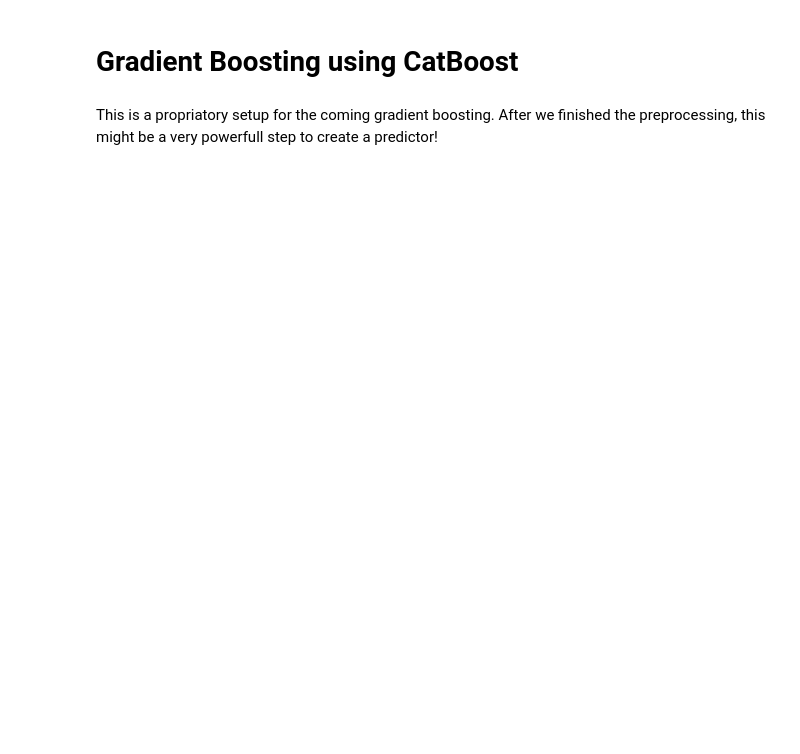
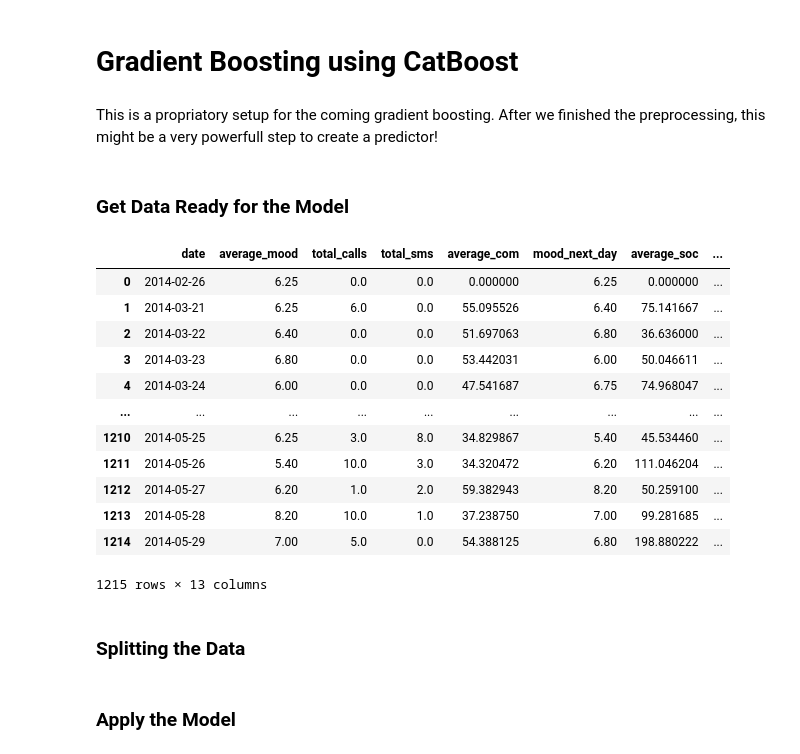
Before and after one commit to Blastorios/DMT, a Jupyter notebook: src/GradientBoosting.ipynb, the cells around one changed output. Drawn from its saved outputs; the diff is of its cells as text; code cells hidden in the pictures; blank space fills up the shorter version.

```diff
--- a/src/GradientBoosting.ipynb
+++ b/src/GradientBoosting.ipynb
@@ -10,5 +15,26 @@ import numpy as np
 import pandas as pd
 import sklearn as sk
 import catboost as cb
+# %% [markdown]
+### Get Data Ready for the Model
+# %%
+df = (pd
+    .read_csv("./data/new_data_no_missingvalues.csv")
+    .drop(columns=["Unnamed: 0", "id", "unique_id"])
+)
 # %%
-df = pd.read_csv("")
+df
+# %% [output]
+|  | date | average_mood | total_calls | total_sms | average_com | mood_next_day | average_soc | ... |
+| 0 | 2014-02-26 | 6.25 | 0.0 | 0.0 | 0.000000 | 6.25 | 0.000000 | ... |
+| 1 | 2014-03-21 | 6.25 | 6.0 | 0.0 | 55.095526 | 6.40 | 75.141667 | ... |
+| 2 | 2014-03-22 | 6.40 | 0.0 | 0.0 | 51.697063 | 6.80 | 36.636000 | ... |
+| 3 | 2014-03-23 | 6.80 | 0.0 | 0.0 | 53.442031 | 6.00 | 50.046611 | ... |
+| 4 | 2014-03-24 | 6.00 | 0.0 | 0.0 | 47.541687 | 6.75 | 74.968047 | ... |
+| ... | ... | ... | ... | ... | ... | ... | ... | ... |
+| 1210 | 2014-05-25 | 6.25 | 3.0 | 8.0 | 34.829867 | 5.40 | 45.534460 | ... |
+| 1211 | 2014-05-26 | 5.40 | 10.0 | 3.0 | 34.320472 | 6.20 | 111.046204 | ... |
+| 1212 | 2014-05-27 | 6.20 | 1.0 | 2.0 | 59.382943 | 8.20 | 50.259100 | ... |
+| 1213 | 2014-05-28 | 8.20 | 10.0 | 1.0 | 37.238750 | 7.00 | 99.281685 | ... |
+| 1214 | 2014-05-29 | 7.00 | 5.0 | 0.0 | 54.388125 | 6.80 | 198.880222 | ... |
+1215 rows × 13 columns
@@ -14,0 +54,2 @@ df = pd.read_csv("")
+# %% [markdown]
+### Splitting the Data
@@ -14,0 +69,2 @@ df = pd.read_csv("")
+# %% [markdown]
+### Apply the Model
```
Also changed, not shown: parts of 28 cells of this notebook, 13 other files.
